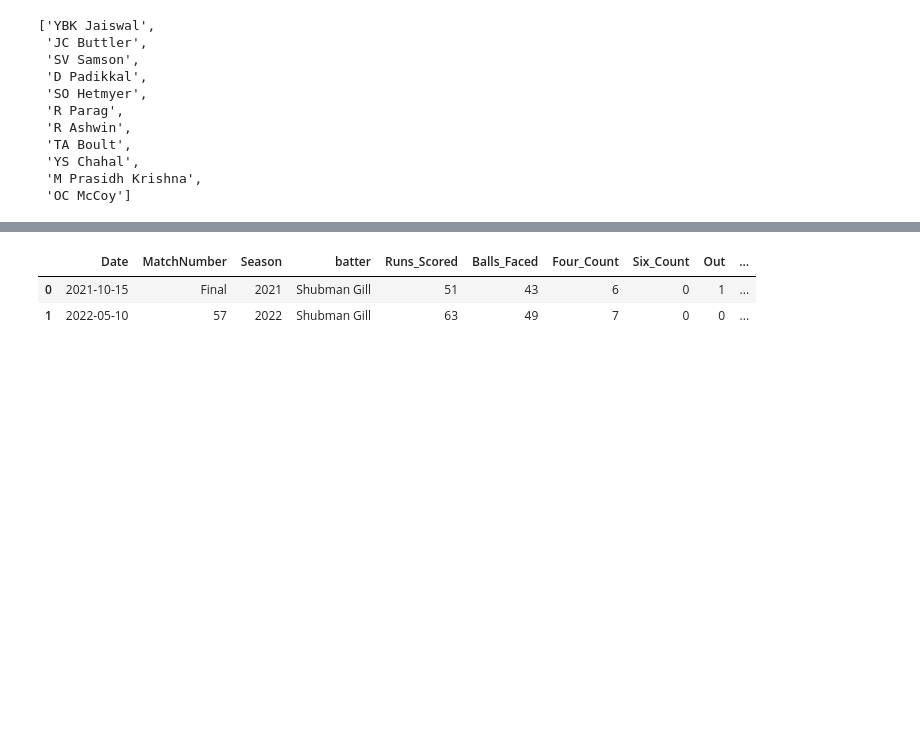
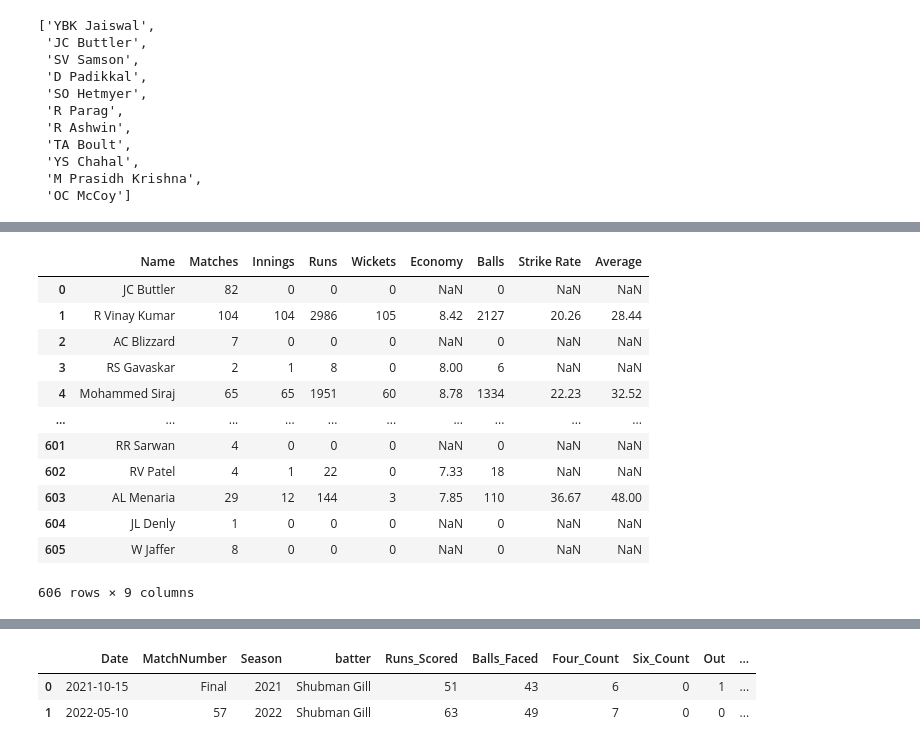
Before and after one commit to anubrotoGhose/IPL-Stats-Access, a Jupyter notebook: table_creator_5.ipynb, the cells around one changed output, grey strips where cells are left out. Saved outputs shown, nothing was run; the diff lists cells and outputs as text; code cells hidden in the pictures; blank space fills up the shorter version.

Commit message:
IPL Stats Explorer 1.871 Modified and Added Batting and Bowling Stats

```diff
--- a/table_creator_5.ipynb
+++ b/table_creator_5.ipynb
@@ -197,3 +197,6 @@ remaining_players(ID, innings, batters_list)
  'YS Chahal',
  'M Prasidh Krishna',
  'OC McCoy']
+# %%
+import search_results as sr
+search_dict = sr.extract_elements()
@@ -199,0 +223,3 @@ remaining_players(ID, innings, batters_list)
+# %%
+players = search_dict["Players"]
+print(players)
@@ -199,0 +232,17 @@ remaining_players(ID, innings, batters_list)
+# %%
+import data_manipulation
+import pandas as pd
+player_name = players[0]
+c = 1
+first_match_date, last_match_date = data_manipulation.get_first_and_last_match_dates(player_name)
+combined_df_batting = pd.DataFrame(data_manipulation.batter_stats(player_name, first_match_date, last_match_date))
+combined_df_bowling = pd.DataFrame(data_manipulation.bowler_stats(player_name, first_match_date, last_match_date))
+print("Epoch = ",c,"/",len(players),"----",player_name)
+for player_name in players[1:]:
+    c+=1
+    print("Epoch = ",c,"/",len(players),"----",player_name)
+    first_match_date, last_match_date = data_manipulation.get_first_and_last_match_dates(player_name)
+    batter_stats = data_manipulation.batter_stats(player_name, first_match_date, last_match_date)
+    combined_df_batting = pd.concat([combined_df_batting, pd.DataFrame(batter_stats)], ignore_index=True)
+    bowler_stats = data_manipulation.bowler_stats(player_name, first_match_date, last_match_date)
+    combined_df_bowling = pd.concat([combined_df_bowling, pd.DataFrame(bowler_stats)], ignore_index=True)
@@ -199,0 +283,16 @@ remaining_players(ID, innings, batters_list)
+# %%
+combined_df_bowling
+# %% [output]
+|  | Name | Matches | Innings | Runs | Wickets | Economy | Balls | Strike Rate | Average |
+| 0 | JC Buttler | 82 | 0 | 0 | 0 | NaN | 0 | NaN | NaN |
+| 1 | R Vinay Kumar | 104 | 104 | 2986 | 105 | 8.42 | 2127 | 20.26 | 28.44 |
+| 2 | AC Blizzard | 7 | 0 | 0 | 0 | NaN | 0 | NaN | NaN |
+| 3 | RS Gavaskar | 2 | 1 | 8 | 0 | 8.00 | 6 | NaN | NaN |
+| 4 | Mohammed Siraj | 65 | 65 | 1951 | 60 | 8.78 | 1334 | 22.23 | 32.52 |
+| ... | ... | ... | ... | ... | ... | ... | ... | ... | ... |
+| 601 | RR Sarwan | 4 | 0 | 0 | 0 | NaN | 0 | NaN | NaN |
+| 602 | RV Patel | 4 | 1 | 22 | 0 | 7.33 | 18 | NaN | NaN |
+| 603 | AL Menaria | 29 | 12 | 144 | 3 | 7.85 | 110 | 36.67 | 48.00 |
+| 604 | JL Denly | 1 | 0 | 0 | 0 | NaN | 0 | NaN | NaN |
+| 605 | W Jaffer | 8 | 0 | 0 | 0 | NaN | 0 | NaN | NaN |
+606 rows × 9 columns
```
Also changed, not shown: parts of 15 cells of this notebook, 7 other files.
